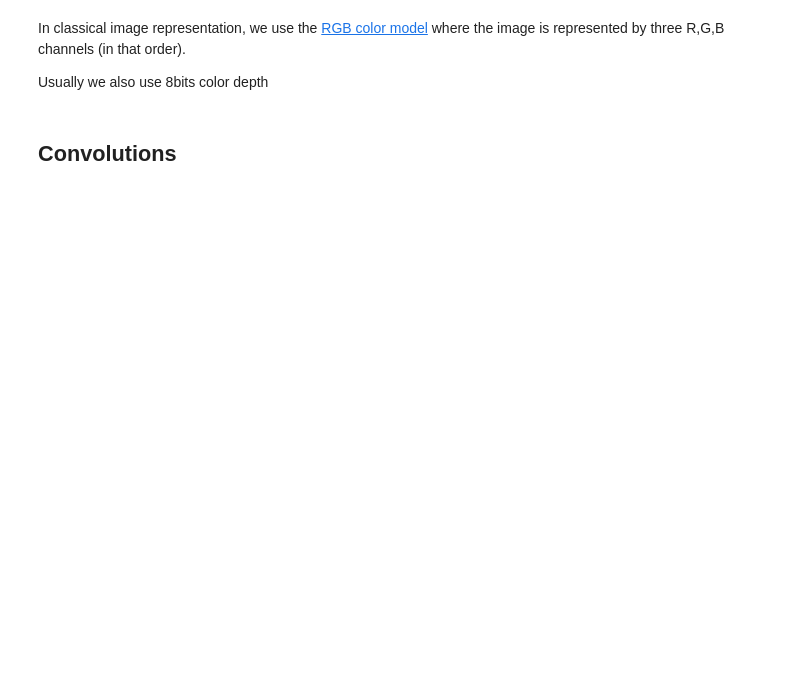
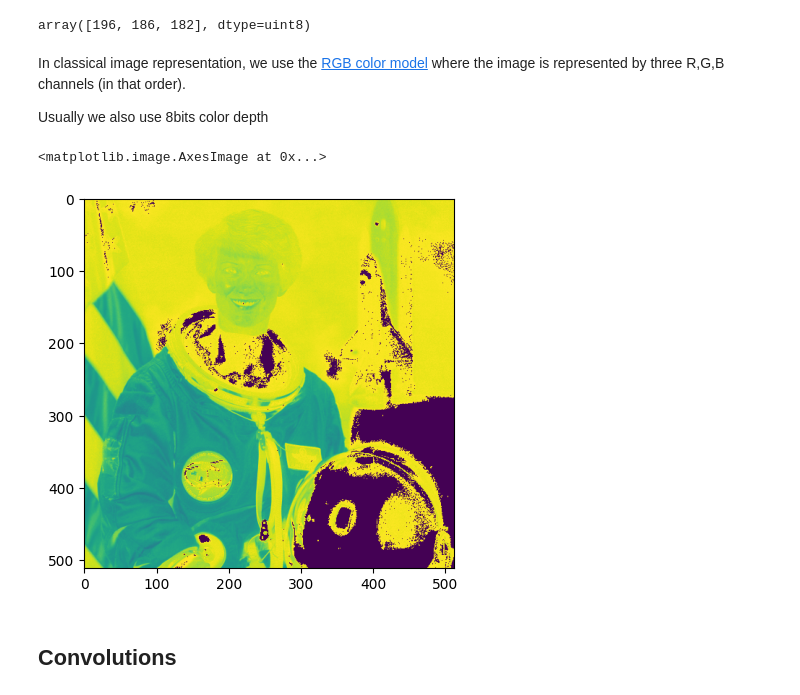
Before and after one commit to SupaeroDataScience/deep-learning, a Jupyter notebook: vision/0_cnns.ipynb, the cells around one changed output. Cells and saved outputs as stored; diff of their text form; code cells hidden in the pictures; blank space fills up the shorter version.

```diff
--- a/vision/0_cnns.ipynb
+++ b/vision/0_cnns.ipynb
@@ -55,6 +57,10 @@ plt.show()
 # What is the image "dtype" ?
 # %%
 # Extract the center 128 x 128 pixels on all three bands and plot it
+np.shape(img)
+img[128,128,:]
+# %% [output]
+array([196, 186, 182], dtype=uint8)
 # %% [markdown]
 In classical image representation, we use the [RGB color model](https://en.wikipedia.org/wiki/RGB_color_model) where the image is represented by three R,G,B channels (in that order).
 
@@ -62,6 +68,11 @@ Usually we also use 8bits color depth
 # %%
 # Plot the difference between the green and the red band
 # don't forget to convert the image type as the image are in unsigned type
+plt.figure()
+plt.imshow(img[:,:,1]-img[:,:,0])
+# %% [output]
+<matplotlib.image.AxesImage at 0x...>
+[figure, added]
 # %% [markdown]
 ## Convolutions
 # %% [markdown]
```
Also changed, not shown: parts of 19 cells of this notebook, 33 other files.
